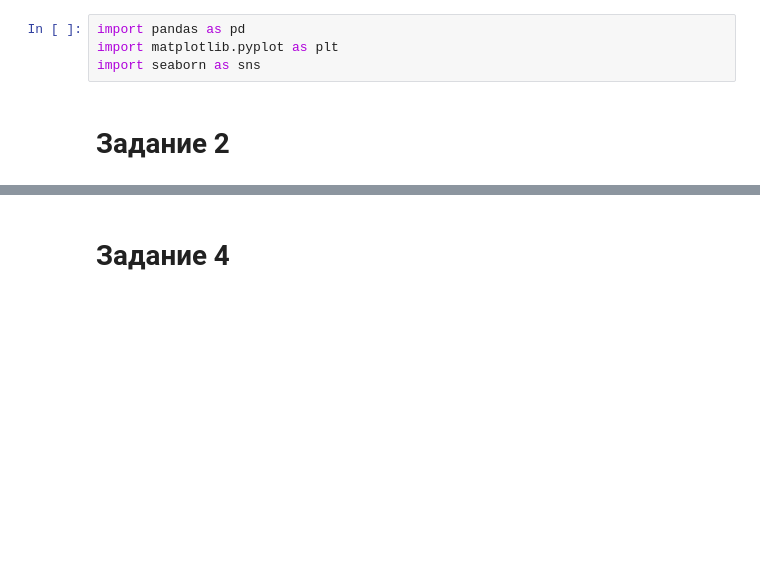
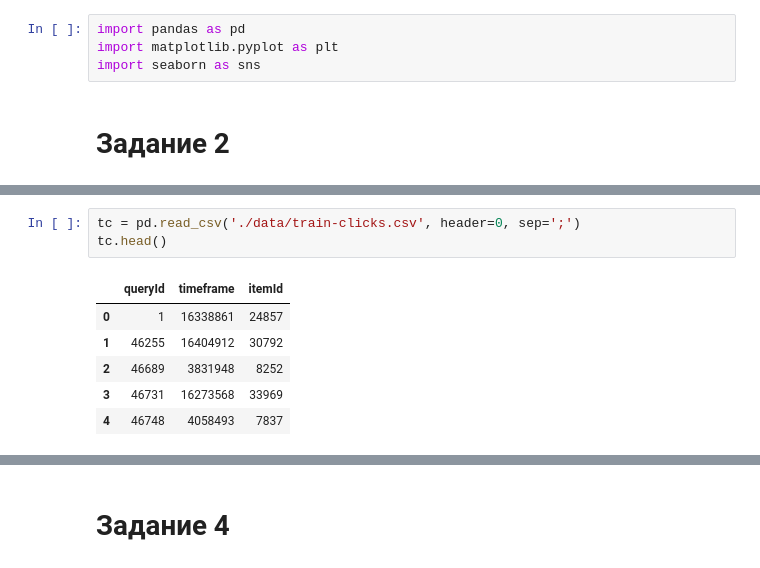
Before and after one commit to VVh1tey/da_practice, a Jupyter notebook: In progress/DIGINETICA/task2.ipynb, the cells around one changed output, grey strips where cells are left out. Saved outputs shown, nothing was run; the diff lists cells and outputs as text; blank space fills up the shorter version.

```diff
--- a/In progress/DIGINETICA/task2.ipynb
+++ b/In progress/DIGINETICA/task2.ipynb
@@ -8,0 +29,10 @@ import seaborn as sns
+# %%
+tc = pd.read_csv('./data/train-clicks.csv', header=0, sep=';')
+tc.head()
+# %% [output]
+|  | queryId | timeframe | itemId |
+| 0 | 1 | 16338861 | 24857 |
+| 1 | 46255 | 16404912 | 30792 |
+| 2 | 46689 | 3831948 | 8252 |
+| 3 | 46731 | 16273568 | 33969 |
+| 4 | 46748 | 4058493 | 7837 |
```
Also changed, not shown: parts of 14 cells of this notebook, 1 other file.
